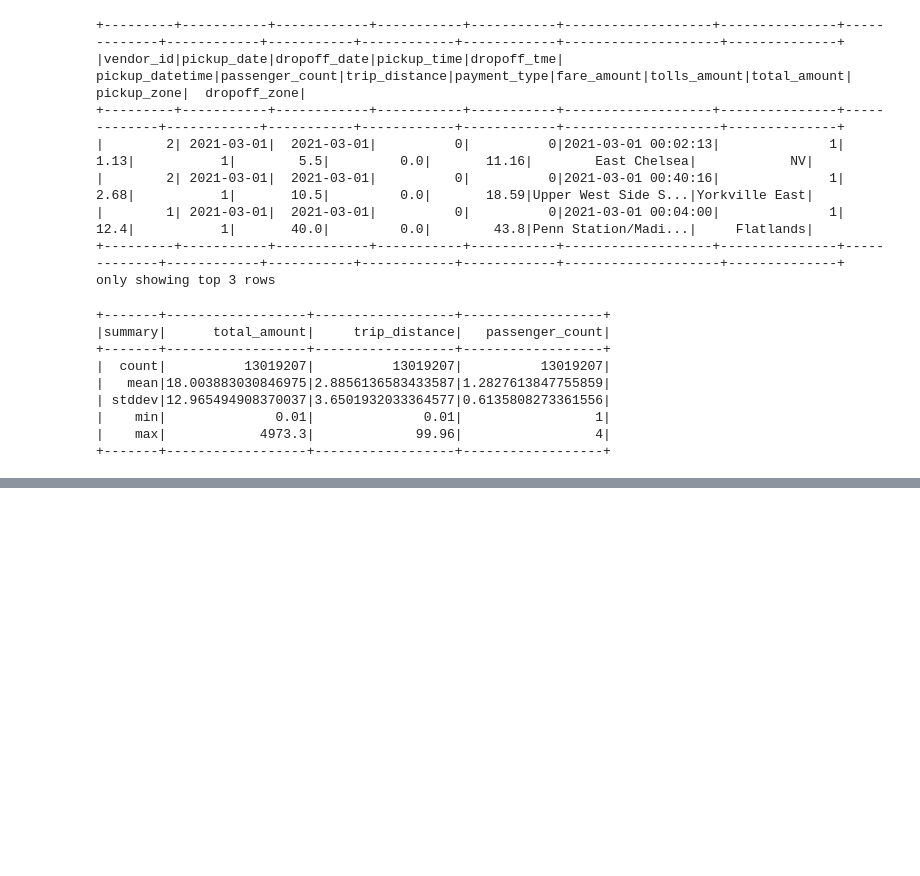
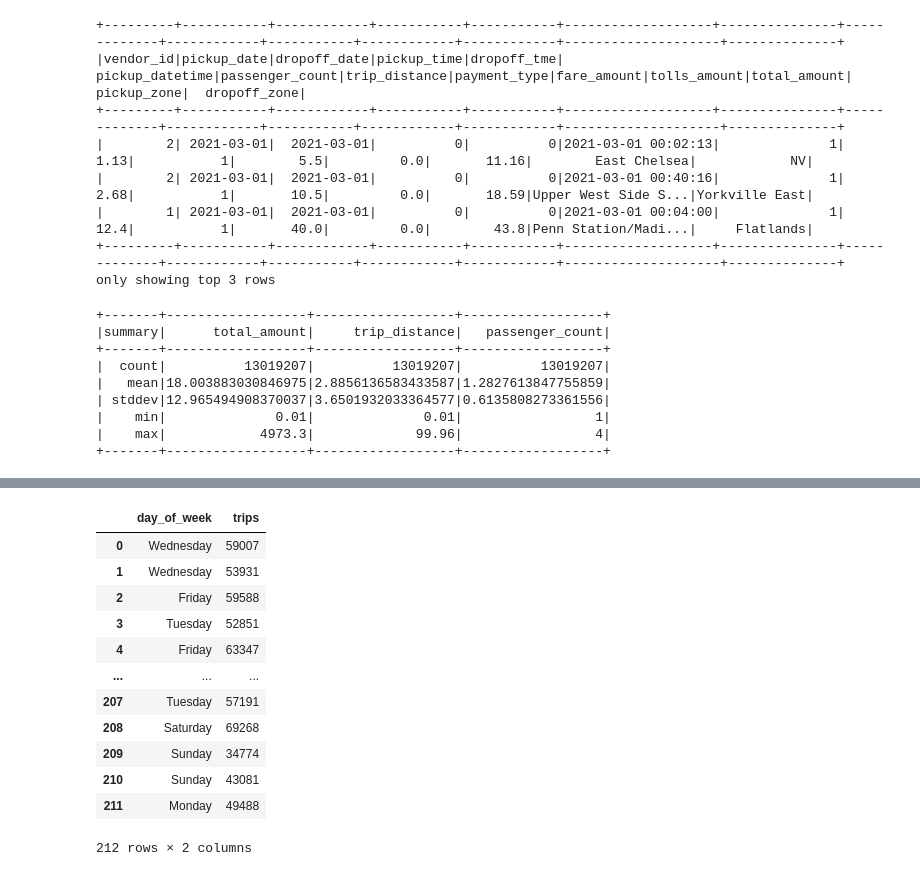
Before and after one commit to devkhk/data-engineering-study, a Jupyter notebook: study_remind/spark/taxi-analysis.ipynb, the cells around one changed output, grey strips where cells are left out. Saved outputs shown, nothing was run; the diff lists cells and outputs as text; code cells hidden in the pictures; blank space fills up the shorter version.

```diff
--- a/study_remind/spark/taxi-analysis.ipynb
+++ b/study_remind/spark/taxi-analysis.ipynb
@@ -247,0 +349,16 @@ cleaned_df.select(["total_amount","trip_distance","passenger_count"]).describe()
+# %%
+weeks_trip_df
+# %% [output]
+|  | day_of_week | trips |
+| 0 | Wednesday | 59007 |
+| 1 | Wednesday | 53931 |
+| 2 | Friday | 59588 |
+| 3 | Tuesday | 52851 |
+| 4 | Friday | 63347 |
+| ... | ... | ... |
+| 207 | Tuesday | 57191 |
+| 208 | Saturday | 69268 |
+| 209 | Sunday | 34774 |
+| 210 | Sunday | 43081 |
+| 211 | Monday | 49488 |
+212 rows × 2 columns
```
Also changed, not shown: parts of 15 cells of this notebook.
